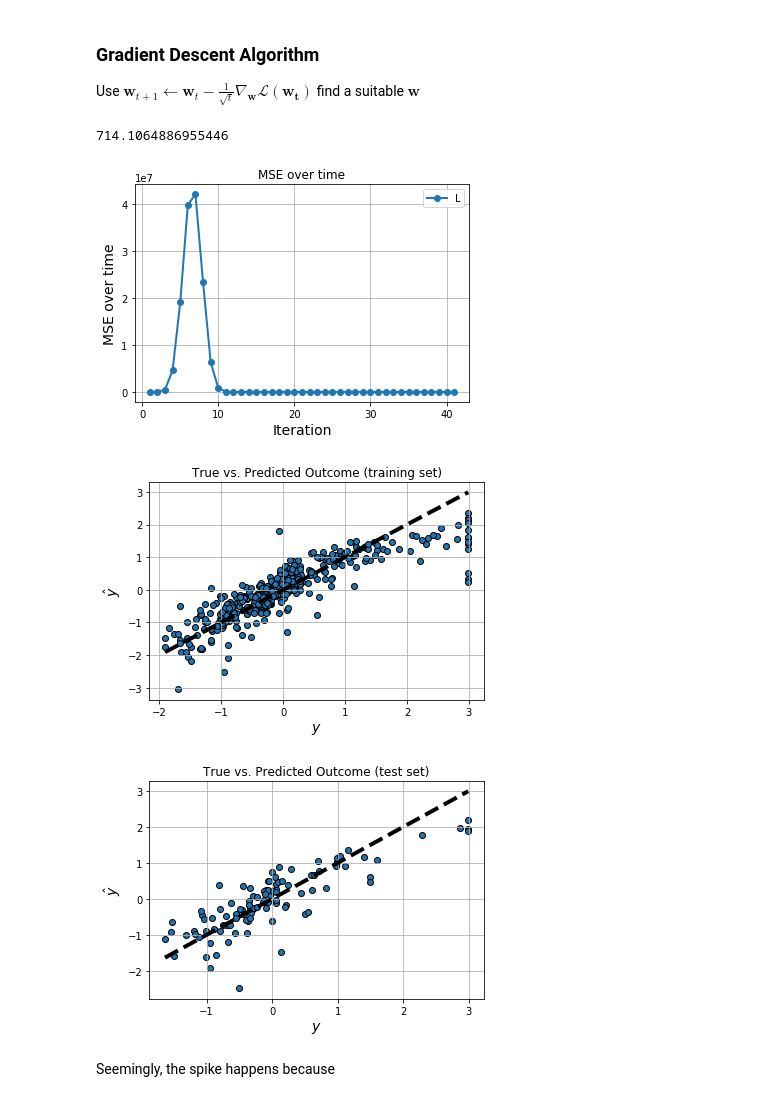
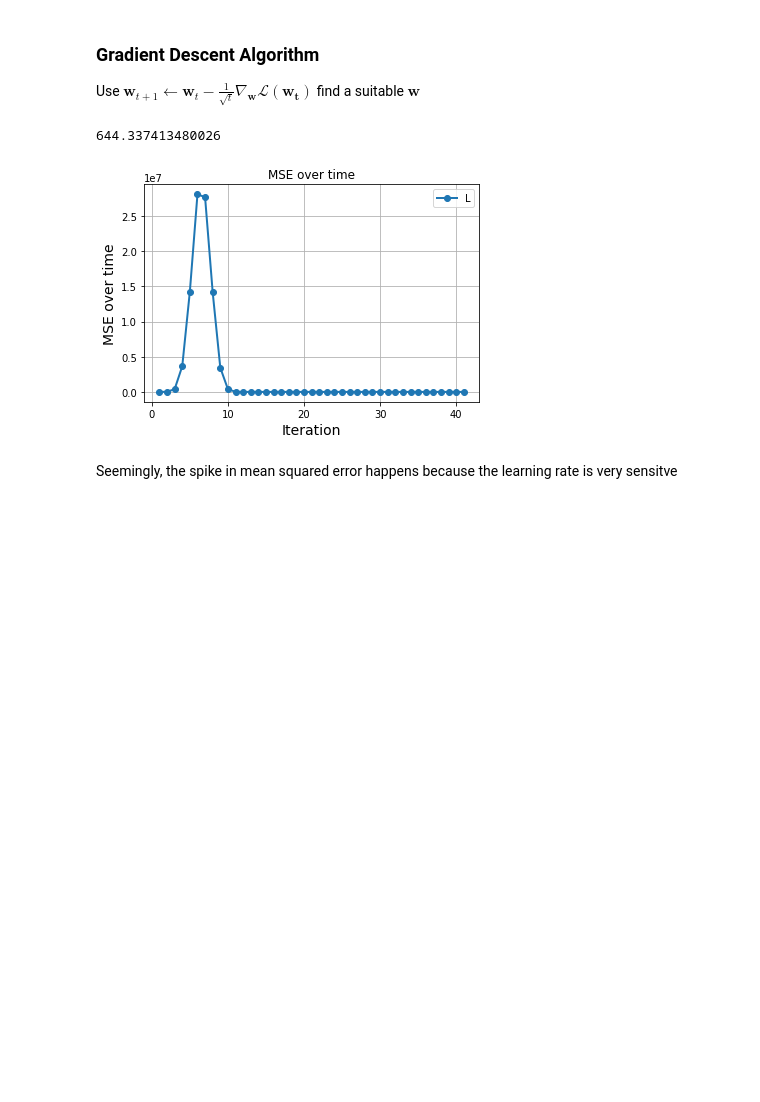
Before and after one commit to khatna/learning_machine_learning, a Jupyter notebook: ml/glm-lr/glm-lr.ipynb, the cells around one changed output. Drawn from its saved outputs; the diff is of its cells as text; code cells hidden in the pictures; blank space fills up the shorter version.

```diff
--- a/ml/glm-lr/glm-lr.ipynb
+++ b/ml/glm-lr/glm-lr.ipynb
@@ -28,3 +67,19 @@ Xte, yte = X[idx[j:]], y[idx[j:]]
+# %%
+idx = np.random.permutation(X.shape[0])
+j = int(X.shape[0] * 0.8)
+
+# will need th un-normalized versions later
+Xtr_pre, ytr_pre = X[idx[:j]], y[idx[:j]]
+Xte_pre, yte_pre = X[idx[j:]], y[idx[j:]]
+
+m = np.mean(X, axis=0)
+s = np.std(X, axis=0)
+
+X_n = (X - m) / s
+y_n = (y - np.mean(y)) / np.std(y)
+
+Xtr, ytr = X_n[idx[:j]], y_n[idx[:j]]
+Xte, yte = X_n[idx[j:]], y_n[idx[j:]]
 # %% [markdown]
 ### Implementation: Helper functions
 1. `mean_squared_error(X, y, w)` calculates the MSE based on training matrix $X$, labels $\mathbf{y}$ and feature weights $\mathbf{w}$
@@ -92,26 +136,20 @@ def gradient(X, w, y):
 Use $\mathbf{w}_{t+1}\leftarrow\mathbf{w}_t - \frac{1}{\sqrt{t}}\nabla_\mathbf{w}\mathcal{L}(\mathbf{w_t})$  find a suitable $\mathbf{w}$
 # %%
 # ---------------- Main for linear regression using Gradient Descent --------------
-
-def run()
 n, d = Xtr.shape
 T = 40
 
 w = np.zeros((d,1))
 mse_list = [mean_squared_error(Xtr, ytr, w)]
 
 for t in range(1, T+1):
     w -= 1 / t * gradient(Xtr, w, ytr)
     mse_list.append(mean_squared_error(Xtr, ytr, w))
 
 print(mse_list[-1])
 loss_plotter(mse_list, 'MSE over time')
-loss_scatter(Xtr, ytr, w, 'True vs. Predicted Outcome (training set)')
-loss_scatter(Xte, yte, w, 'True vs. Predicted Outcome (test set)')
 # %% [output]
-714.1064886955446
+644.337413480026
-[figure, old version]
+[figure, new version]
-[figure, removed]
-[figure, removed]
 # %% [markdown]
-Seemingly, the spike happens because
+Seemingly, the spike in mean squared error happens because the learning rate is very sensitve
```
Also changed, not shown: parts of 10 cells of this notebook.
